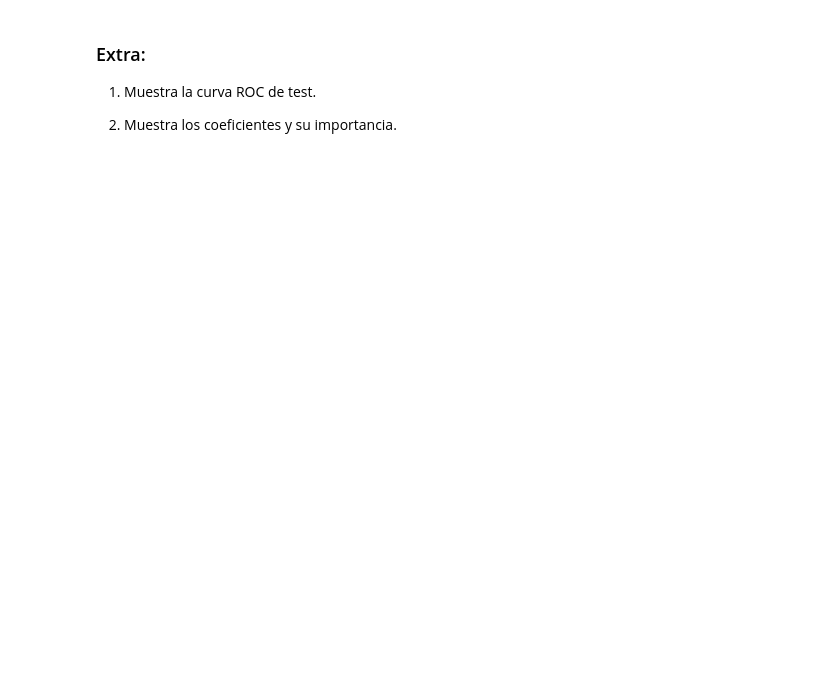
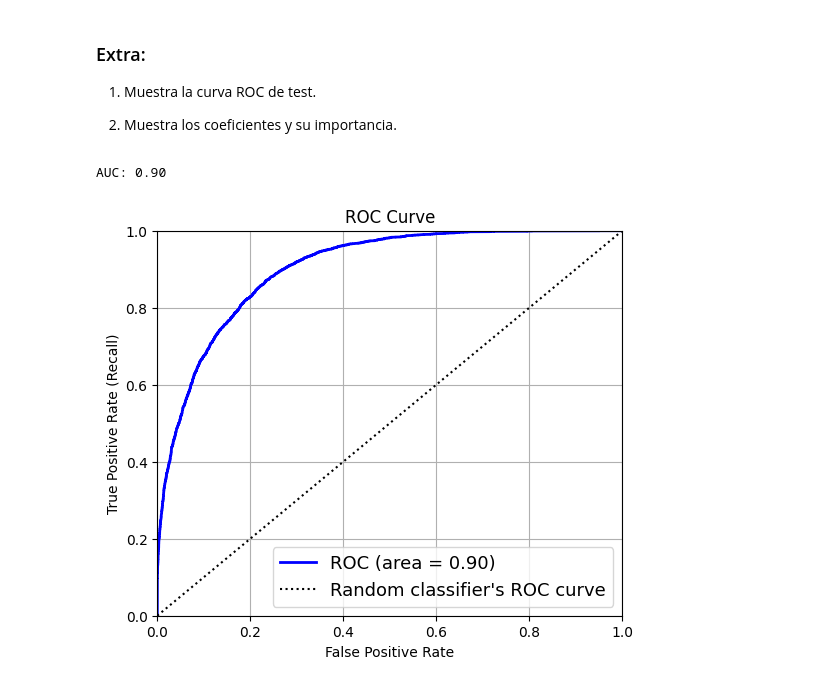
Before and after one commit to elecomexp/ONLINE_DS_THEBRIDGE_2024, a Jupyter notebook: 05_Machine_Learning/S12_Supervisados_I/U02_Clasificacion_RegLogística/Ejercicios_Workout/13_Ejercicios_Practica_RL_Binaria.ipynb, the cells around one changed output. Saved outputs shown, nothing was run; the diff lists cells and outputs as text; code cells hidden in the pictures; blank space fills up the shorter version.

```diff
--- a/05_Machine_Learning/S12_Supervisados_I/U02_Clasificacion_RegLogística/Ejercicios_Workout/13_Ejercicios_Practica_RL_Binaria.ipynb
+++ b/05_Machine_Learning/S12_Supervisados_I/U02_Clasificacion_RegLogística/Ejercicios_Workout/13_Ejercicios_Practica_RL_Binaria.ipynb
@@ -210,3 +516,51 @@ Muestra la matriz de confusión y el classification report para los resultados d
 1. Muestra la curva ROC de test.
 
 2. Muestra los coeficientes y su importancia.
+# %%
+
+def plot_roc_curve(model, X, y):
+    '''
+    Plots the Receiver Operating Characteristic (ROC) curve for a given model's predictions.
+    Typically apply on test set.
+
+    Parameters:
+    -----------
+    model : estimator object
+        The fitted model from which to predict probabilities.
+
+    X : array-like of shape (n_samples, n_features)
+        The input samples to predict probabilities on.
+
+    y : array-like of shape (n_samples,)
+        True binary labels for X.
+
+    Returns:
+    --------
+    None
+        This function plots the ROC curve but does not return any value.
+    '''
+
+    # Predict probabilities
+    scores = model.predict_proba(X)
+
+    # Compute ROC curve and ROC area
+    fpr, tpr, thresholds = roc_curve(y, scores[:, 1])
+    roc_auc = auc(fpr, tpr)
+    print("AUC: %.2f" %(roc_auc))
+
+    # Plotting the ROC curve
+    plt.figure(figsize=(6, 5))
+    plt.plot(fpr, tpr, linewidth=2, color='blue', label=f'ROC (area = {roc_auc:0.2f})')
+    plt.plot([0, 1], [0, 1], 'k:', label="Random classifier's ROC curve")
+    plt.ylabel('True Positive Rate (Recall)')
+    plt.xlabel('False Positive Rate')
+    plt.title('ROC Curve')
+    plt.grid()
+    plt.axis([0, 1, 0, 1])
+    plt.legend(loc='lower right', fontsize=13)
+    plt.show()
+# %%
+plot_roc_curve(model_logReg, X_test, y_test)
+# %% [output]
+AUC: 0.90
+[figure, added]
```
Also changed, not shown: parts of 28 cells of this notebook.
